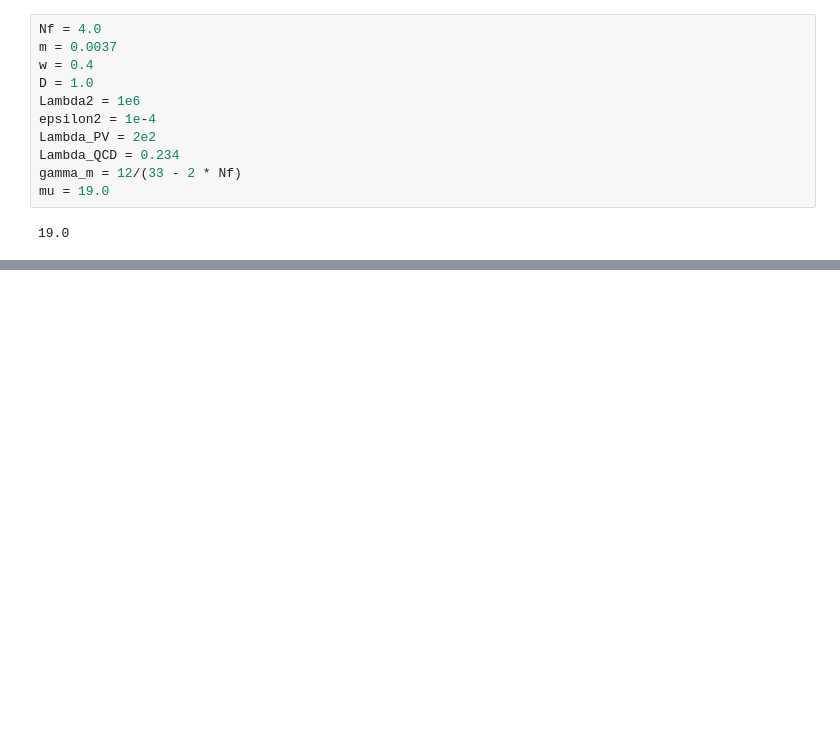
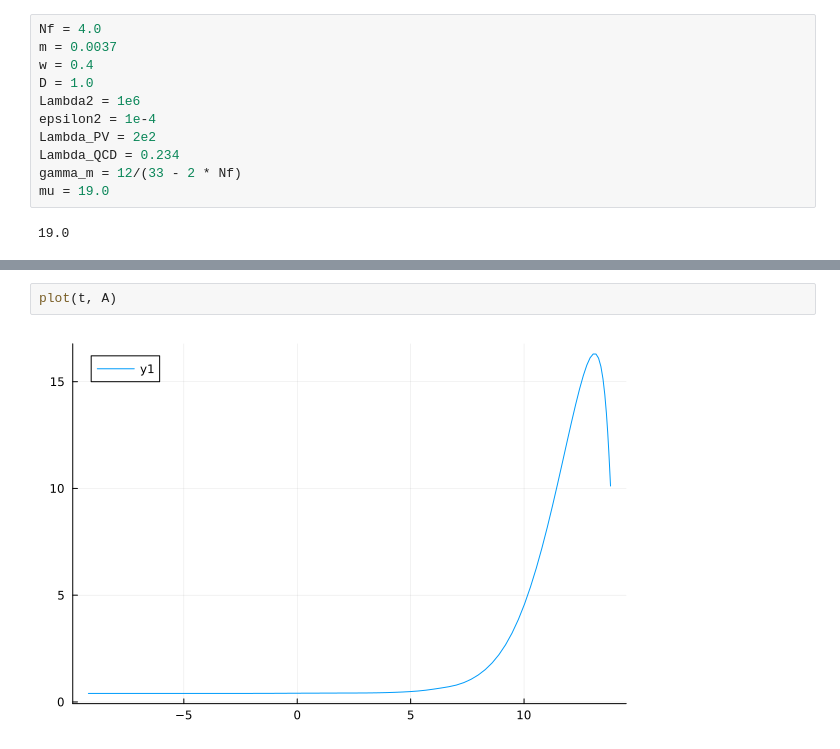
Before and after one commit to GestoerterOszillator/Maris-Tandy, a Jupyter notebook: Maris-Tandy.ipynb, the cells around one changed output, grey strips where cells are left out. Cells and saved outputs as stored; diff of their text form; blank space fills up the shorter version.

```diff
--- a/Maris-Tandy.ipynb
+++ b/Maris-Tandy.ipynb
@@ -64,0 +85,4 @@ Dreidimensionale Matrizen ehrlich gesagt
+# %%
+plot(t, A)
+# %% [output]
+[figure, added]
```
Also changed, not shown: parts of 13 cells of this notebook.
